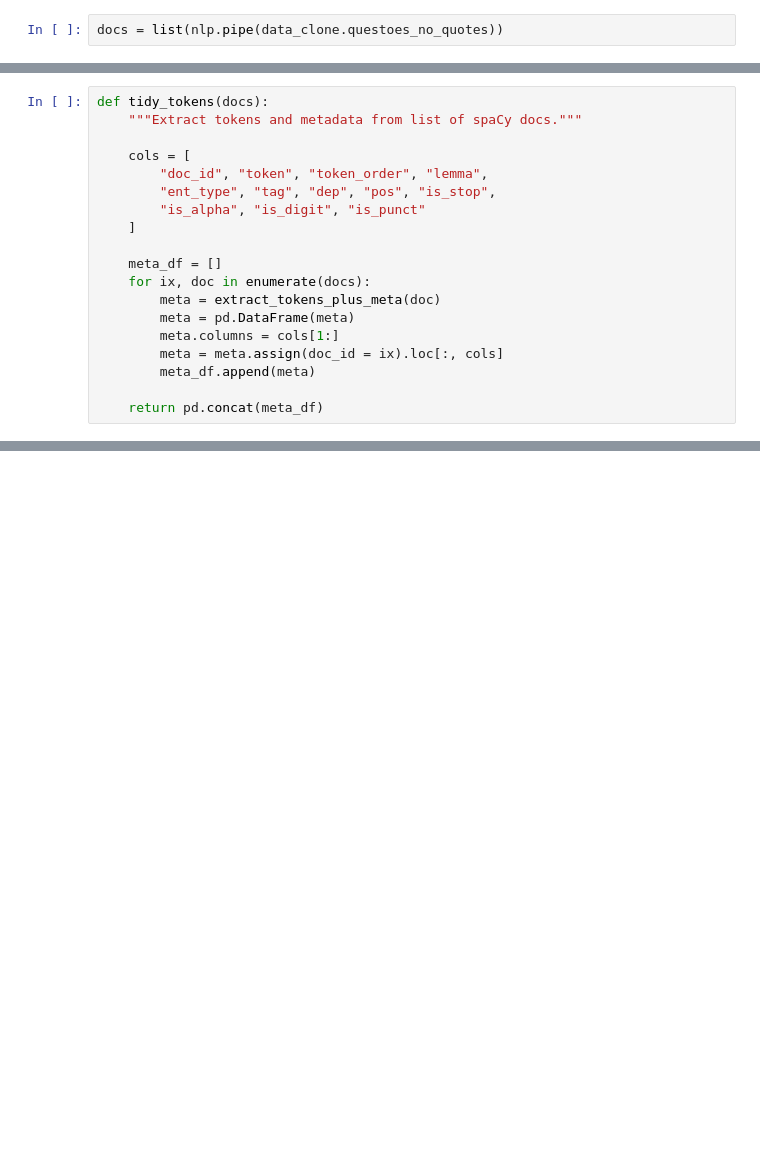
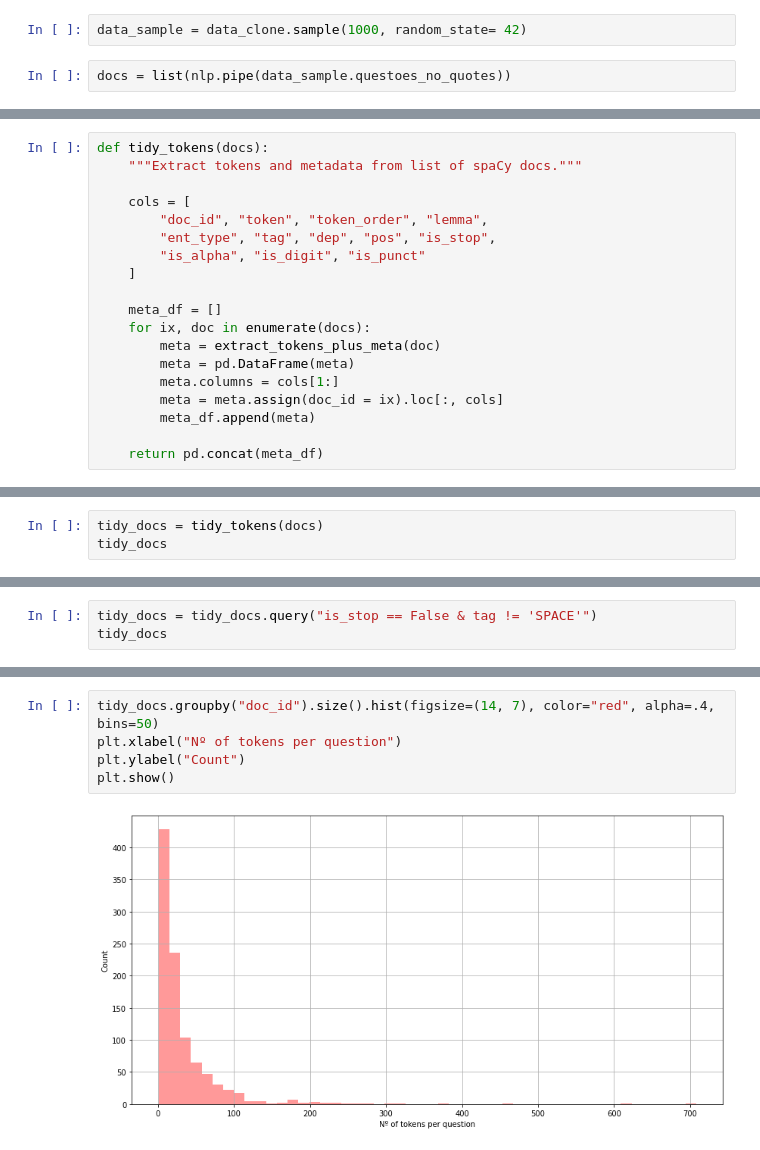
Before and after one commit to LucianoBatista/bncc-classifier, a Jupyter notebook: analysis/notebooks/will_03_03_spacy_process.ipynb, the cells around one changed output, grey strips where cells are left out. Cells and saved outputs as stored; diff of their text form; blank space fills up the shorter version.

```diff
--- a/analysis/notebooks/will_03_03_spacy_process.ipynb
+++ b/analysis/notebooks/will_03_03_spacy_process.ipynb
@@ -138,7 +146,9 @@ data_clone['questoes_no_quotes'][0]
 # %%
 nlp = spacy.load('pt_core_news_sm')
+# %%
+data_sample = data_clone.sample(1000, random_state= 42)
 # %%
-docs = list(nlp.pipe(data_clone.questoes_no_quotes))
+docs = list(nlp.pipe(data_sample.questoes_no_quotes))
 # %%
 def extract_tokens_plus_meta(doc:spacy.tokens.doc.Doc):
     """Extract tokens and metadata from individual spaCy doc."""
@@ -184,0 +179,3 @@ tidy_tokens(docs)
+# %%
+tidy_docs = tidy_tokens(docs)
+tidy_docs
@@ -184,0 +196,3 @@ tidy_tokens(docs)
+# %%
+tidy_docs = tidy_docs.query("is_stop == False & tag != 'SPACE'")
+tidy_docs
@@ -184,0 +213,7 @@ tidy_tokens(docs)
+# %%
+tidy_docs.groupby("doc_id").size().hist(figsize=(14, 7), color="red", alpha=.4, bins=50)
+plt.xlabel("Nº of tokens per question")
+plt.ylabel("Count")
+plt.show()
+# %% [output]
+[figure, added]
```
Also changed, not shown: parts of 9 cells of this notebook.
